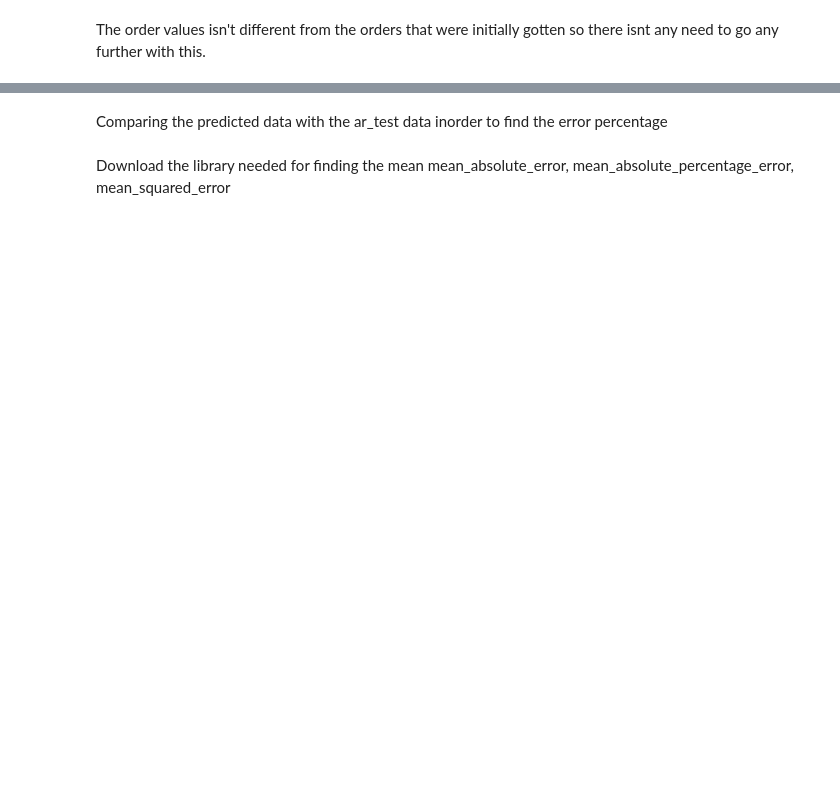
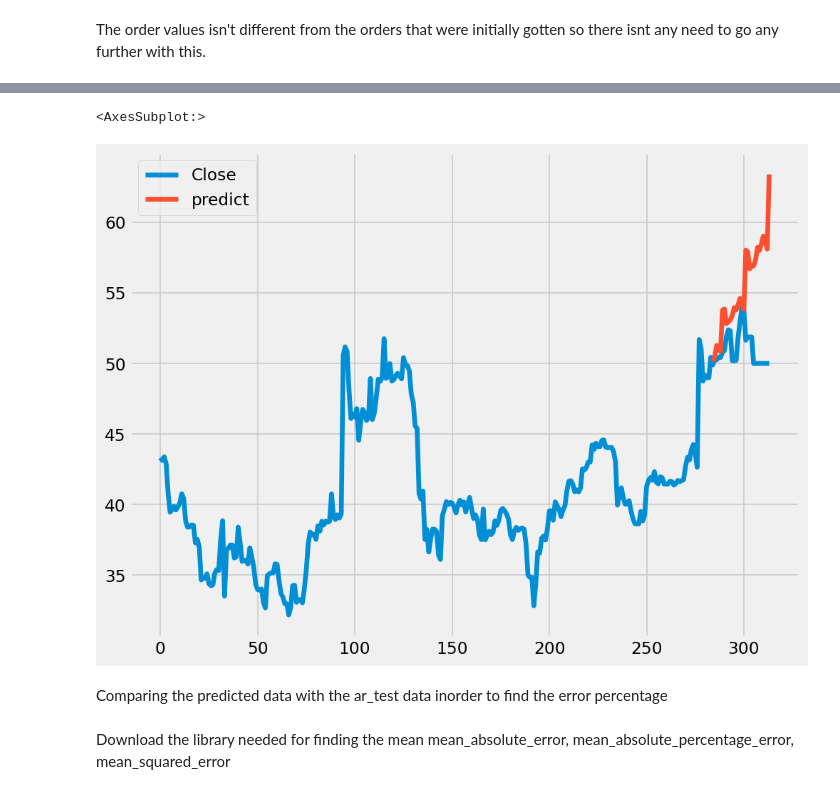
Before and after one commit to goldenstallion/Arima_Time_Series, a Jupyter notebook: Arima_time_series.ipynb, the cells around one changed output, grey strips where cells are left out. Saved outputs shown, nothing was run; the diff lists cells and outputs as text; code cells hidden in the pictures; blank space fills up the shorter version.

```diff
--- a/Arima_time_series.ipynb
+++ b/Arima_time_series.ipynb
@@ -275,4 +280,10 @@ Since our data is seasonal, we can attempt to make prediction using the SARIMA m
+# %%
+#We will regroup our data set into train and test but this time we won't be bothering ourselves about the log, 1st and 2nd order difference values
+sm_data = ar_data
+grp =(sm_data.index < len(sm_data)-30)
+sm_train = sm_data[grp].copy()
+sm_test = sm_data[~grp].copy()
 # %%
 import statsmodels.api as sm
-model2 = sm.tsa.statespace.SARIMAX(data_train['Close'], order = (p, d, q), seasonal_order = (p, d, q, 12)).fit()
+model2 = sm.tsa.statespace.SARIMAX(sm_train['Close'], order = (p, d, q), seasonal_order = (p, d, q, 12)).fit()
 print(model2.summary())
@@ -279,9 +308,12 @@ print(model2.summary())
 # %%
-sm_predict = model2.forecast(len(data_test))
+sm_predict = model2.forecast(len(sm_test))
 # %%
-log_data['seasonal_predict'] = [None]*len(ar_train) + list(sm_predict)
+sm_data['predict'] = [None]*len(sm_train) + list(sm_predict)
 # %%
-log_data[['Close', 'forecast_manual', 'seasonal_predict']].plot()
+sm_data[['Close', 'predict']].plot()
+# %% [output]
+<AxesSubplot:>
+[figure, added]
 # %% [markdown]
 <font size=+2>Comparing the predicted data with the ar_test data inorder to find the error percentage</font>
 # %% [markdown]
```
Also changed, not shown: parts of 19 cells of this notebook.
